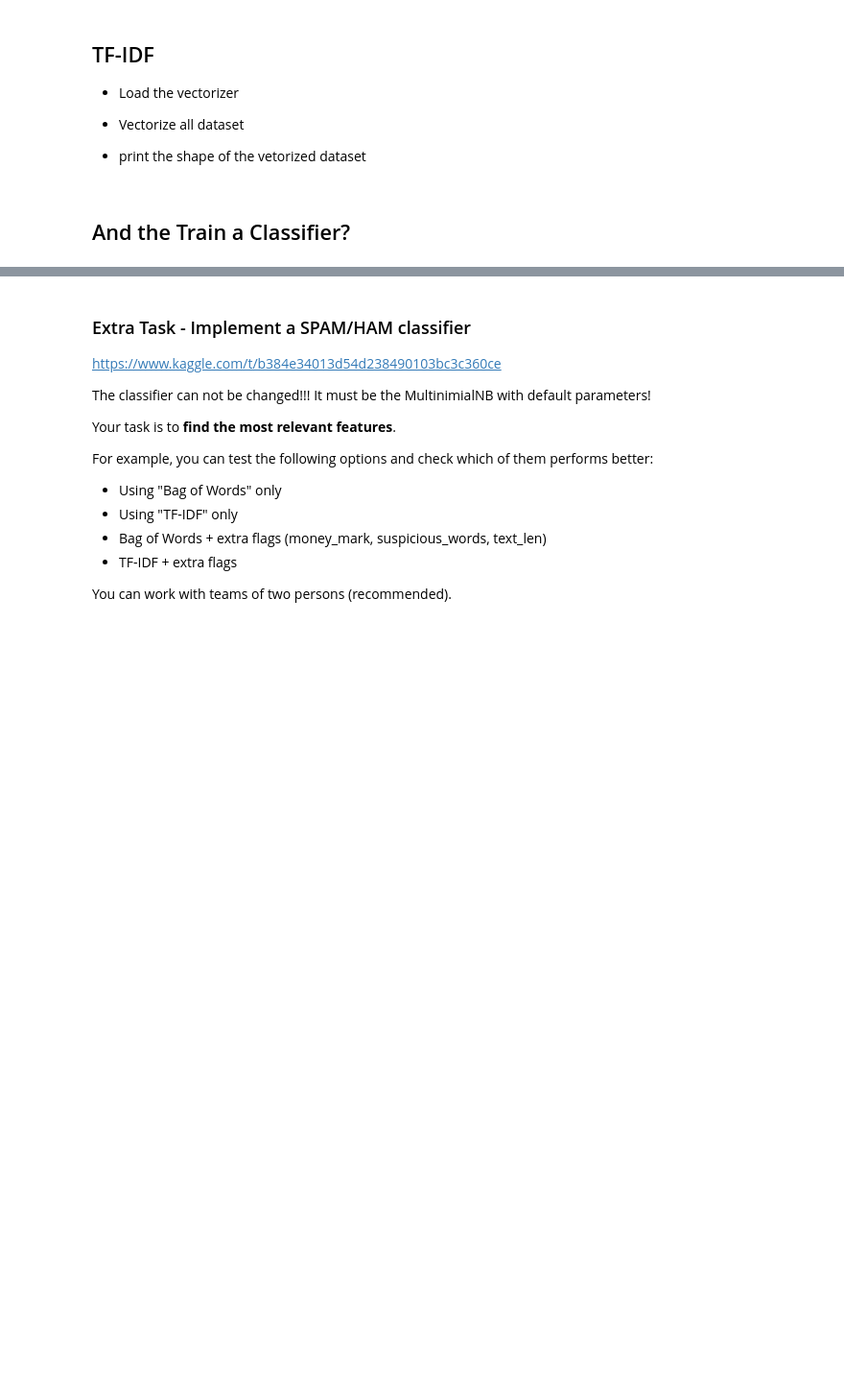
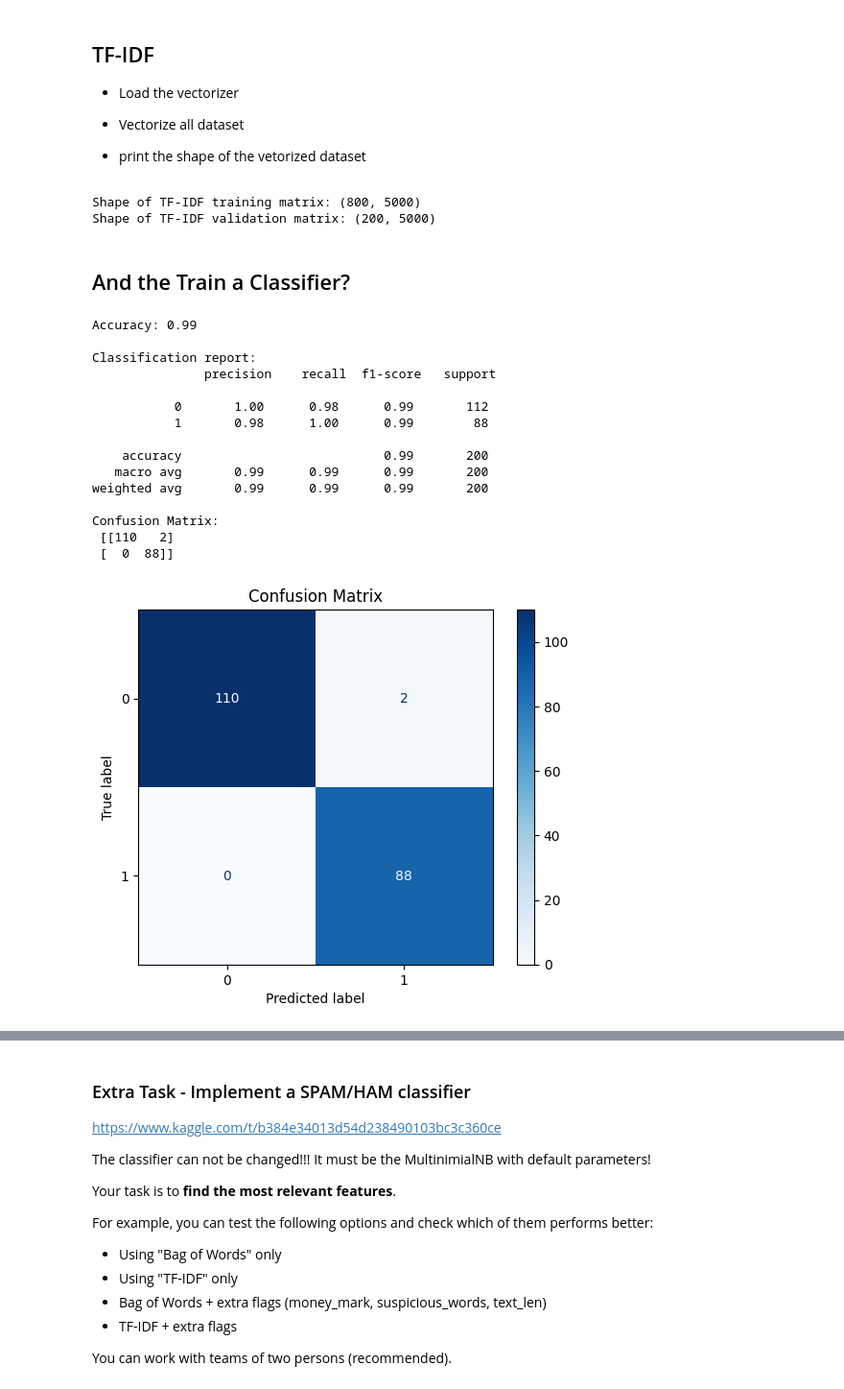
Before and after one commit to SofiaZogkza/lab-natural-language-processing, a Jupyter notebook: your-code/main.ipynb, the cells around one changed output, grey strips where cells are left out. Shown at 96% size. Cells and saved outputs as stored; diff of their text form; code cells hidden in the pictures; blank space fills up the shorter version.

```diff
--- a/your-code/main.ipynb
+++ b/your-code/main.ipynb
@@ -389,2 +505,19 @@ data_train.head()
+# %%
+# Your code
+from sklearn.feature_extraction.text import TfidfVectorizer
+
+# 1. Initialize TF-IDF vectorizer
+tfidf_vectorizer = TfidfVectorizer(max_features=5000)  # you can limit features if needed
+
+# 2. Fit on training data and transform both train and validation sets
+X_train_tfidf = tfidf_vectorizer.fit_transform(data_train['preprocessed_text']) # learns the vocabulary from the training set and converts text into a TF-IDF weighted sparse matrix.
+X_test_tfidf   = tfidf_vectorizer.transform(data_val['preprocessed_text']) # converts validation (or test) data into the same TF-IDF representation using the same vocabulary.
+
+# 3. Print the shape of the vectorized datasets
+print("Shape of TF-IDF training matrix:", X_train_tfidf.shape)
+print("Shape of TF-IDF validation matrix:", X_test_tfidf.shape)
+# %% [output]
+Shape of TF-IDF training matrix: (800, 5000)
+Shape of TF-IDF validation matrix: (200, 5000)
 # %% [markdown]
 ## And the Train a Classifier?
@@ -392,0 +524,53 @@ data_train.head()
+# %%
+from sklearn.naive_bayes import MultinomialNB
+from sklearn.metrics import accuracy_score, classification_report, ConfusionMatrixDisplay
+from sklearn.metrics import confusion_matrix, roc_auc_score, RocCurveDisplay
+import matplotlib.pyplot as plt
+
+
+
+# Train the classifier
+clf = MultinomialNB()
+clf.fit(X_train_tfidf, y_train)
+
+# Predict on test set
+y_pred = clf.predict(X_test_tfidf)
+
+# Evaluate
+print("Accuracy:", accuracy_score(y_test, y_pred))
+print("\nClassification report:\n", classification_report(y_test, y_pred))
+# Metric	Meaning
+# Precision	Out of all emails predicted as spam (or ham), how many were actually correct.
+# Recall	Out of all actual spam (or ham) emails, how many the model correctly found.
+# F1-score	Balance between precision and recall (a harmonic mean).
+# Support	Number of actual samples for each label.
+
+# Confusion Matrix
+cm = confusion_matrix(y_test, y_pred)
+print("Confusion Matrix:\n", cm)
+# 110 ham emails correctly predicted as ham ✅
+# 2 ham emails incorrectly predicted as spam ❌
+# 0 spam emails misclassified as ham (great!) ✅
+# 88 spam emails correctly predicted as spam ✅
+
+# Confusion matrix
+ConfusionMatrixDisplay.from_estimator(clf, X_test_tfidf, y_test, cmap='Blues')
+plt.title("Confusion Matrix")
+plt.show()
+# %% [output]
+Accuracy: 0.99
+
+Classification report:
+               precision    recall  f1-score   support
+
+           0       1.00      0.98      0.99       112
+           1       0.98      1.00      0.99        88
+
+    accuracy                           0.99       200
+   macro avg       0.99      0.99      0.99       200
+weighted avg       0.99      0.99      0.99       200
+
+Confusion Matrix:
+ [[110   2]
+ [  0  88]]
+[figure, added]
```
Also changed, not shown: parts of 19 cells of this notebook, 1 other file.
